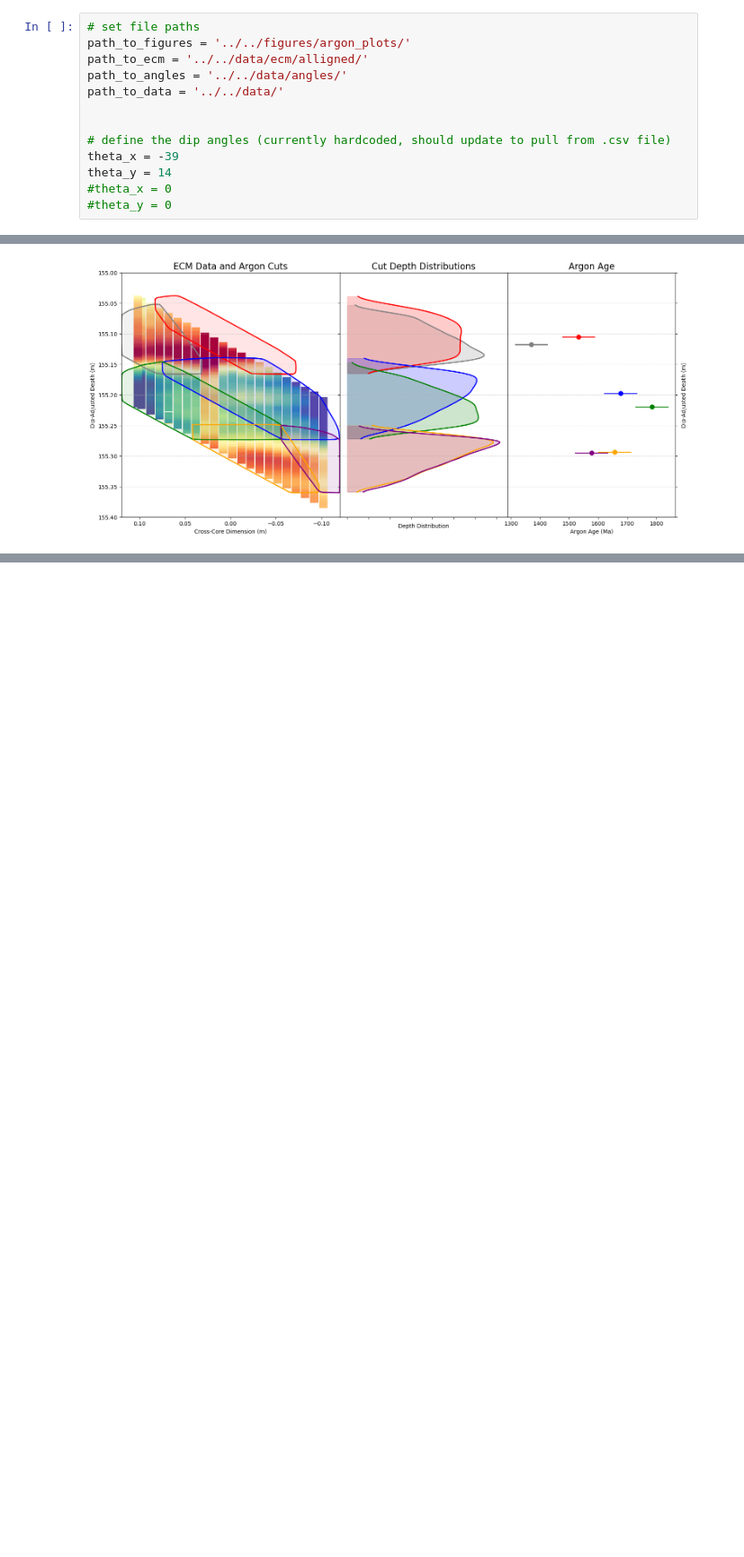
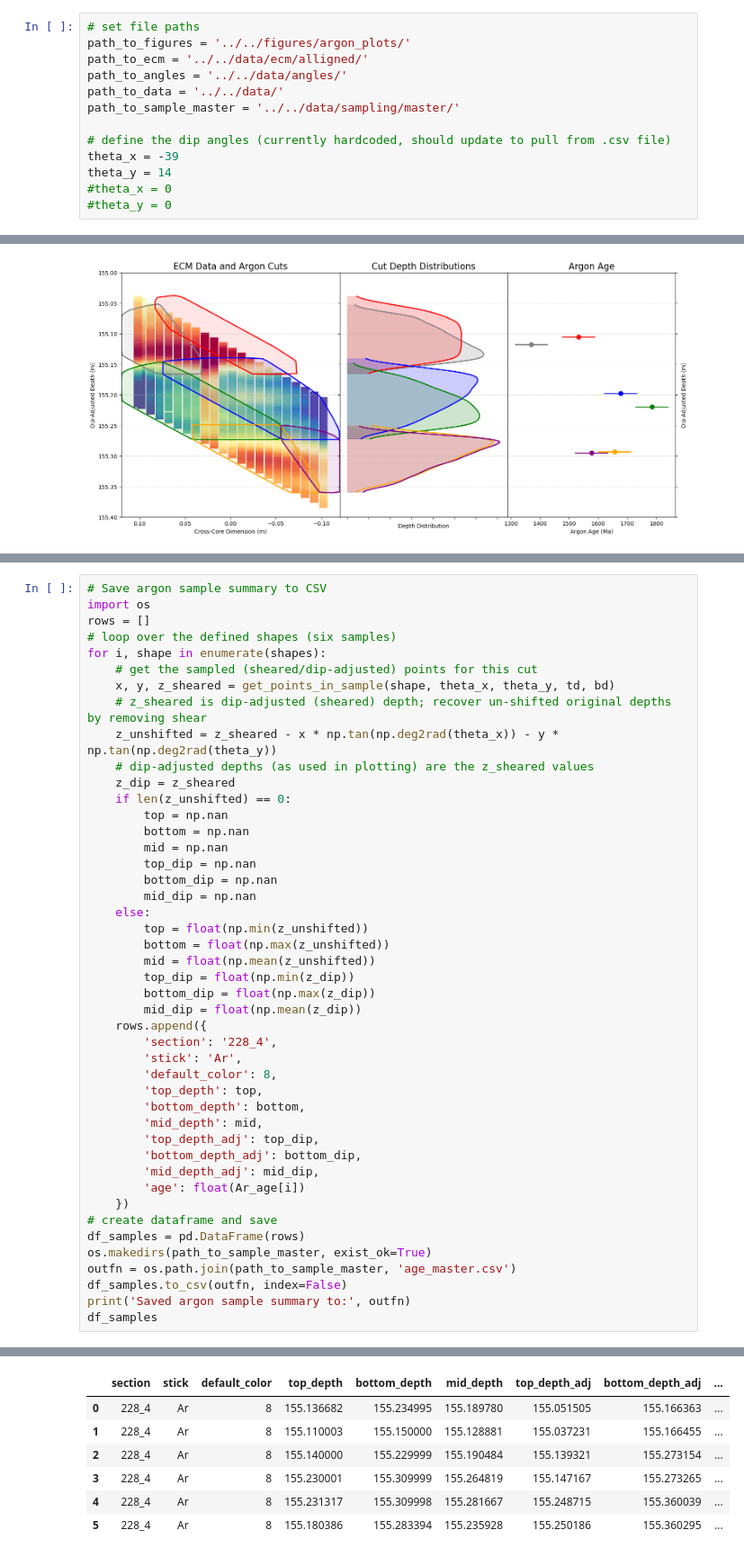
Before and after one commit to liamkirkpatrick/alhic1901_deeplayering, a Jupyter notebook: scripts/argon_plots/plot_argon.ipynb, the cells around one changed output, grey strips where cells are left out. Shown at 90% size. Drawn from its saved outputs; the diff is of its cells as text; blank space fills up the shorter version.

```diff
--- a/scripts/argon_plots/plot_argon.ipynb
+++ b/scripts/argon_plots/plot_argon.ipynb
@@ -35,7 +35,7 @@ path_to_figures = '../../figures/argon_plots/'
 path_to_ecm = '../../data/ecm/alligned/'
 path_to_angles = '../../data/angles/'
 path_to_data = '../../data/'
-
+path_to_sample_master = '../../data/sampling/master/'
 
 # define the dip angles (currently hardcoded, should update to pull from .csv file)
 theta_x = -39
@@ -647,0 +650,46 @@ ax.set_yticklabels([f"{tick:.2f}" if i % 5 == 0 else "" for i, tick in enumerate
+# %%
+# Save argon sample summary to CSV
+import os
+rows = []
+# loop over the defined shapes (six samples)
+for i, shape in enumerate(shapes):
+    # get the sampled (sheared/dip-adjusted) points for this cut
+    x, y, z_sheared = get_points_in_sample(shape, theta_x, theta_y, td, bd)
+    # z_sheared is dip-adjusted (sheared) depth; recover un-shifted original depths by removing shear
+    z_unshifted = z_sheared - x * np.tan(np.deg2rad(theta_x)) - y * np.tan(np.deg2rad(theta_y))
+    # dip-adjusted depths (as used in plotting) are the z_sheared values
+    z_dip = z_sheared
+    if len(z_unshifted) == 0:
+        top = np.nan
+        bottom = np.nan
+        mid = np.nan
+        top_dip = np.nan
+        bottom_dip = np.nan
+        mid_dip = np.nan
+    else:
+        top = float(np.min(z_unshifted))
+        bottom = float(np.max(z_unshifted))
+        mid = float(np.mean(z_unshifted))
+        top_dip = float(np.min(z_dip))
+        bottom_dip = float(np.max(z_dip))
+        mid_dip = float(np.mean(z_dip))
+    rows.append({
+        'section': '228_4',
+        'stick': 'Ar',
+        'default_color': 8,
+        'top_depth': top,
+        'bottom_depth': bottom,
+        'mid_depth': mid,
+        'top_depth_adj': top_dip,
+        'bottom_depth_adj': bottom_dip,
+        'mid_depth_adj': mid_dip,
+        'age': float(Ar_age[i])
+    })
+# create dataframe and save
+df_samples = pd.DataFrame(rows)
+os.makedirs(path_to_sample_master, exist_ok=True)
+outfn = os.path.join(path_to_sample_master, 'age_master.csv')
+df_samples.to_csv(outfn, index=False)
+print('Saved argon sample summary to:', outfn)
+df_samples
+# %% [output]
@@ -647,0 +697,7 @@ ax.set_yticklabels([f"{tick:.2f}" if i % 5 == 0 else "" for i, tick in enumerate
+|  | section | stick | default_color | top_depth | bottom_depth | mid_depth | top_depth_adj | bottom_depth_adj | ... |
+| 0 | 228_4 | Ar | 8 | 155.136682 | 155.234995 | 155.189780 | 155.051505 | 155.166363 | ... |
+| 1 | 228_4 | Ar | 8 | 155.110003 | 155.150000 | 155.128881 | 155.037231 | 155.166455 | ... |
+| 2 | 228_4 | Ar | 8 | 155.140000 | 155.229999 | 155.190484 | 155.139321 | 155.273154 | ... |
+| 3 | 228_4 | Ar | 8 | 155.230001 | 155.309999 | 155.264819 | 155.147167 | 155.273265 | ... |
+| 4 | 228_4 | Ar | 8 | 155.231317 | 155.309998 | 155.281667 | 155.248715 | 155.360039 | ... |
+| 5 | 228_4 | Ar | 8 | 155.180386 | 155.283394 | 155.235928 | 155.250186 | 155.360295 | ... |
```
Also changed, not shown: parts of 2 cells of this notebook, 5 other files.
